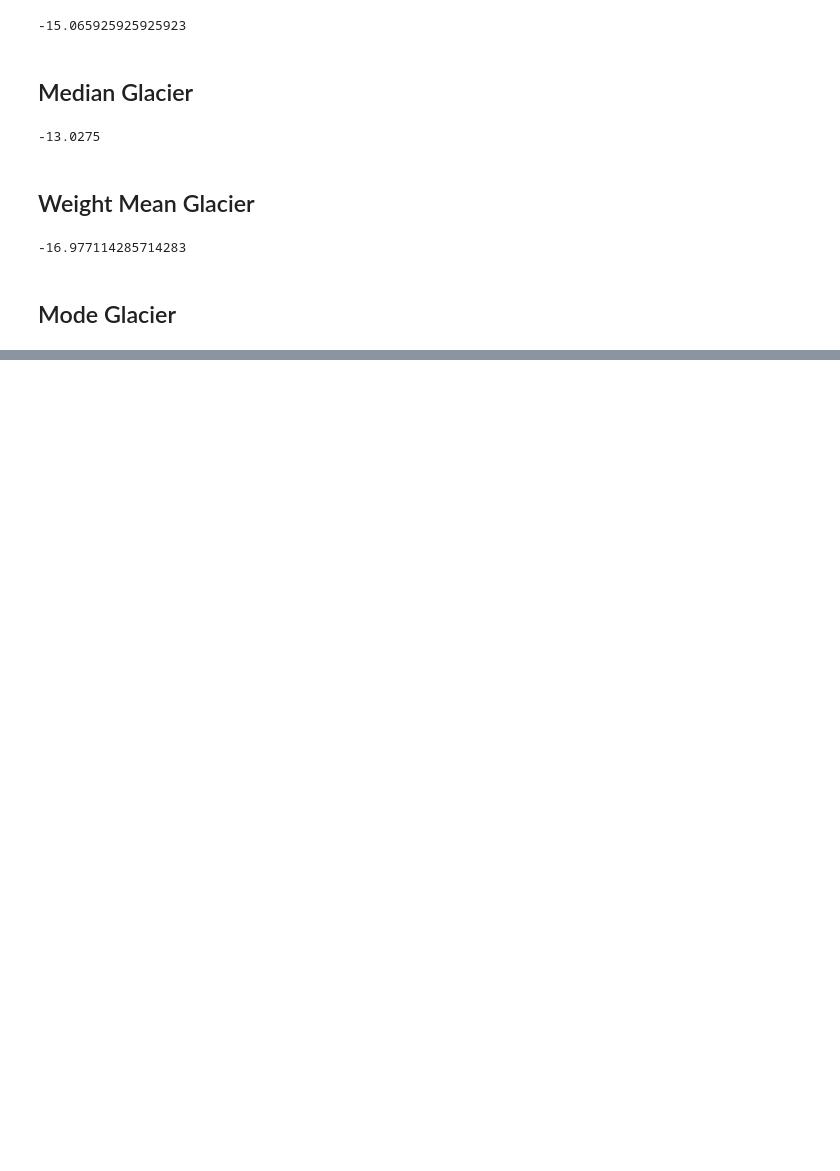
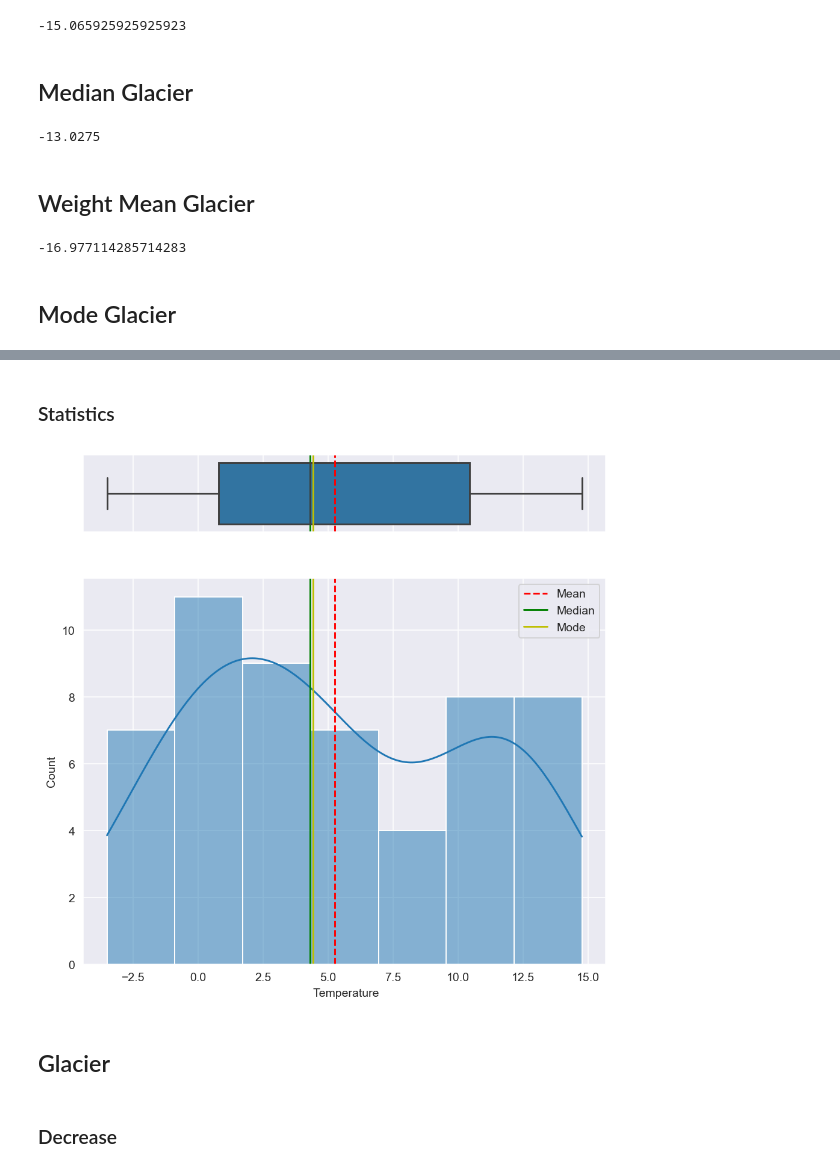
Before and after one commit to MCJ7/DataScienceProjectOne, a Jupyter notebook: climateChange.ipynb, the cells around one changed output, grey strips where cells are left out. Cells and saved outputs as stored; diff of their text form; code cells hidden in the pictures; blank space fills up the shorter version.

Commit message:
Add image

```diff
--- a/climateChange.ipynb
+++ b/climateChange.ipynb
@@ -94,6 +96,6 @@ weight_mean_temperature/(weights[0]*17+weights[1]*17+weights[2]*19)
 # %% [markdown]
 ## Mode temperature
 # %%
-mode_temperature = stats.mode(data_frame_temperature)
+mode_temperature=sorted(data_frame_temperature)[len(data_frame_temperature)//2]
 mode_temperature
 # %% [output]
@@ -227,0 +178,29 @@ plt.show()
+# %% [markdown]
+### Statistics
+# %%
+import seaborn as sns
+
+df = pd.DataFrame({" Temperature": data_frame_temperature, "Period": range(54)})
+
+f, (ax_box, ax_hist) = plt.subplots(2, sharex=True, gridspec_kw= {"height_ratios": (0.2, 1)})
+
+sns.boxplot(data=df, x=" Temperature", ax=ax_box)
+ax_box.axvline(mean_temperature, color='r', linestyle='--')
+ax_box.axvline(median_temperature, color='g', linestyle='-')
+ax_box.axvline(mode_temperature, color='y', linestyle='-')
+
+sns.histplot(data=df, x=" Temperature", ax=ax_hist, kde=True)
+ax_hist.axvline(mean_temperature, color='r', linestyle='--', label="Mean")
+ax_hist.axvline(median_temperature, color='g', linestyle='-', label="Median")
+ax_hist.axvline(mode_temperature, color='y', linestyle='-', label="Mode")
+
+ax_hist.legend()
+
+ax_box.set(xlabel='')
+plt.show()
+# %% [output]
+[figure, added]
+# %% [markdown]
+## Glacier
+# %% [markdown]
+### Decrease
```
Also changed, not shown: parts of 35 cells of this notebook, 9 other files.
